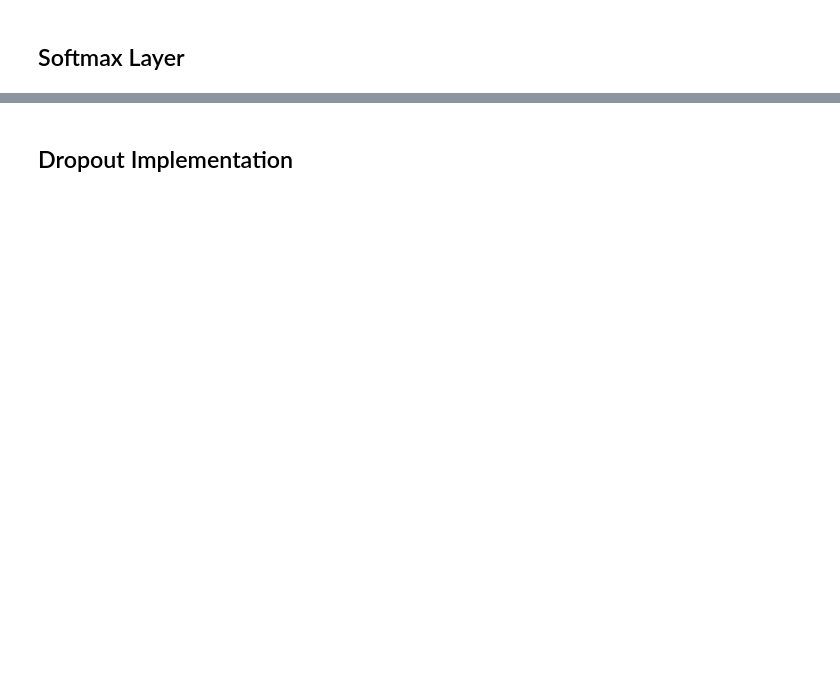
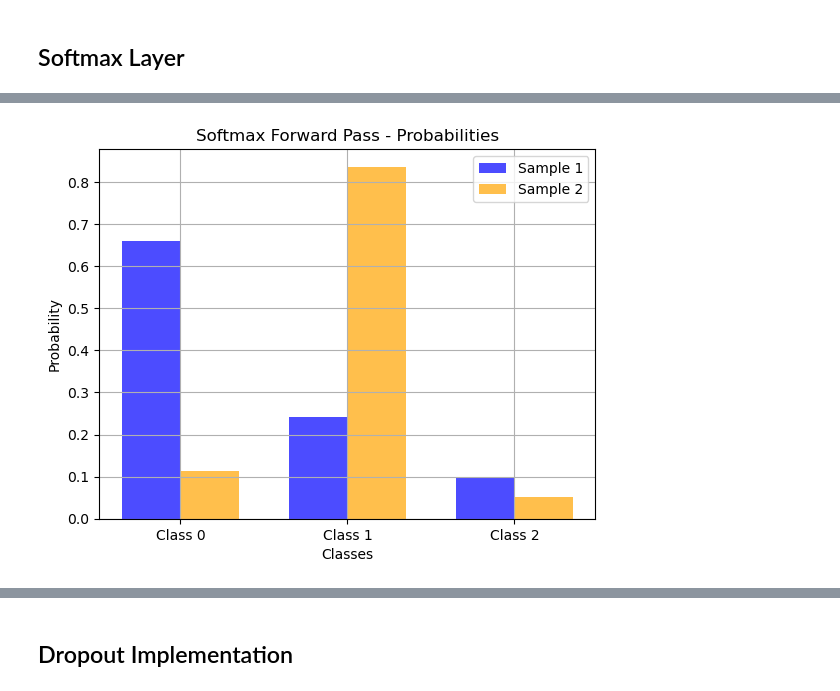
Before and after one commit to David-fi/Maths-and-Prob-in-Ai-group-, a Jupyter notebook: Group4.ipynb, the cells around one changed output, grey strips where cells are left out. Cells and saved outputs as stored; diff of their text form; code cells hidden in the pictures; blank space fills up the shorter version.

Commit message:
Implemented the update code for Task 1 with graphs

```diff
--- a/Group4.ipynb
+++ b/Group4.ipynb
@@ -96,19 +275,21 @@ class ActivationFunction:
 ## Softmax Layer
 # %%
 class SoftmaxLayer:
+
     def __init__(self):
         # Prepare to store the output of the softmax function
         self.output = None
 
-    def forward(self, logits):
+    @staticmethod
+    def softmaxForward(logits):
         """
         Perform the forward pass to calculate softmax probabilities.
 
         Parameters:
-        logits (np.array): Scores from the previous layer, shaped (batch_size, num_classes).
+            logits (np.array): Scores from the previous layer, shaped (batch_size, num_classes).
 
         Returns:
-        np.array: Probabilities for each class, same shape as input.
+            np.array: Probabilities for each class, same shape as input.
         """
         # Subtract the max to keep numbers stable
         z_max = np.max(logits, axis=1, keepdims=True)
@@ -117,45 +298,83 @@ class SoftmaxLayer:
 
         # Divide by sum of exponents to get probabilities
         sum_exp = np.sum(exp_shifted, axis=1, keepdims=True)
-        self.output = exp_shifted / sum_exp
-        return self.output
+        output = exp_shifted / sum_exp
+        return output
 
-    def backward(self, true_labels):
+    @staticmethod
+    def softmaxBackward(output, true_labels):
         """
         Perform the backward pass to calculate gradient of the loss.
 
         Parameters:
-        true_labels (np.array): One-hot encoded true class labels.
+            output (np.array): Probabilities from softmaxForward, shaped (batch_size, num_classes).
+            true_labels (np.array): One-hot encoded true class labels, shaped (batch_size, num_classes).
 
         Returns:
-        np.array: Gradient of the loss with respect to logits.
+            np.array: Gradient of the loss with respect to logits, same shape as input.
         """
         # Get the number of samples to average the gradient
         num_samples = true_labels.shape[0]
 
         # Calculate the gradient for softmax combined with cross-entropy
-        gradient = (self.output - true_labels) / num_samples
+        gradient = (output - true_labels) / num_samples
         return gradient
 
 if __name__ == "__main__":
-    # Example usage of SoftmaxLayer
+    print("Testing Softmax Layer\n")
+    # Test inputs for Softmax
+    logits = np.array([[2.0, 1.0, 0.1],
+                       [1.0, 3.0, 0.2]])
+    true_labels = np.array([[0, 1, 0],
+                             [0, 1, 0]])
 
-    # Define example logits, representing class scores
-    logits_example = np.array([[2.0, 1.0, 0.1],
-                               [1.0, 2.0, 0.1]])
+    # Expected results
+    expected_forward = np.array([[0.65900114, 0.24243297, 0.09856589],
+                                  [0.11314284, 0.8360188, 0.05083836]])
+    expected_backward = np.array([[ 0.32950057, -0.37878351,  0.04928295],
+                                   [ 0.05657142, -0.0819906,   0.02541918]])
 
-    # Define the true labels in one-hot encoding
-    true_labels_example = np.array([[1, 0, 0],
-                                    [0, 1, 0]])
+    # Forward pass for Softmax
+    softmax_layer = SoftmaxLayer()
+    softmax_out = softmax_layer.softmaxForward(logits)
+    print("Softmax Forward:\n", softmax_out)
 
-    # Instantiate the softmax layer
-    softmax_layer = SoftmaxLayer()
+    # Compare forward output to expected
+    forward_passed = np.allclose(softmax_out, expected_forward, atol=1e-6)
 
-    # Forward pass to get probability distributions
-    softmax_output = softmax_layer.forward(logits_example)
-    print("Softmax Probabilities:\n", softmax_output)
 
-    # Backward pass to compute gradient
-    loss_gradient = softmax_layer.backward(true_labels_example)
-    print("Gradient of Loss w.r.t Logits:\n", loss_gradient)
+    # Backward pass for Softmax
+    softmax_dx = softmax_layer.softmaxBackward(softmax_out, true_labels)
+    print("Softmax Backward:\n", softmax_dx)
+
+    # Compare backward output to expected
+    backward_passed = np.allclose(softmax_dx, expected_backward, atol=1e-6)
+
+
+    print("\nForward Pass Test:", "Passed" if forward_passed else "Failed")
+    print("Backward Pass Test:", "Passed" if backward_passed else "Failed")
+
+    # Plot Forward Outputs for Softmax
+    plt.figure()
+    bar_width = 0.35
+    indices = np.arange(len(softmax_out[0]))  # Number of classes
+
+    plt.bar(indices - bar_width / 2, softmax_out[0], bar_width, label="Sample 1", color="blue", alpha=0.7)
+    plt.bar(indices + bar_width / 2, softmax_out[1], bar_width, label="Sample 2", color="orange", alpha=0.7)
+
+    plt.title("Softmax Forward Pass - Probabilities")
+    plt.xlabel("Classes")
+    plt.ylabel("Probability")
+    plt.xticks(indices, [f"Class {i}" for i in range(len(softmax_out[0]))])
+    plt.legend()
+    plt.grid()
+    plt.show()
+
+    # Plot Backward Gradients for Softmax as a Heatmap
+    plt.figure()
+    sns.heatmap(softmax_dx, annot=True, fmt=".3f", cmap="coolwarm", xticklabels=[f"Class {i}" for i in range(softmax_dx.shape[1])], yticklabels=["Sample 1", "Sample 2"], cbar_kws={"label": "Gradient Value"})
+    plt.title("Softmax Backward Pass - Gradients")
+    plt.xlabel("Classes")
+    plt.ylabel("Samples")
+    plt.show()
 # %% [output]
@@ -167,0 +392 @@ Gradient of Loss w.r.t Logits:
+[figure, added]
```
Also changed, not shown: parts of 23 cells of this notebook.
